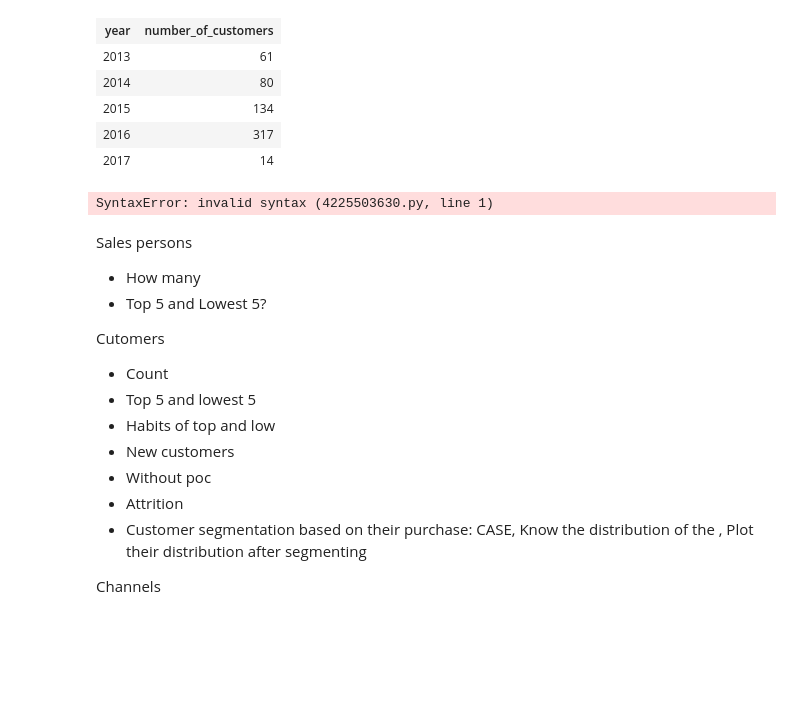
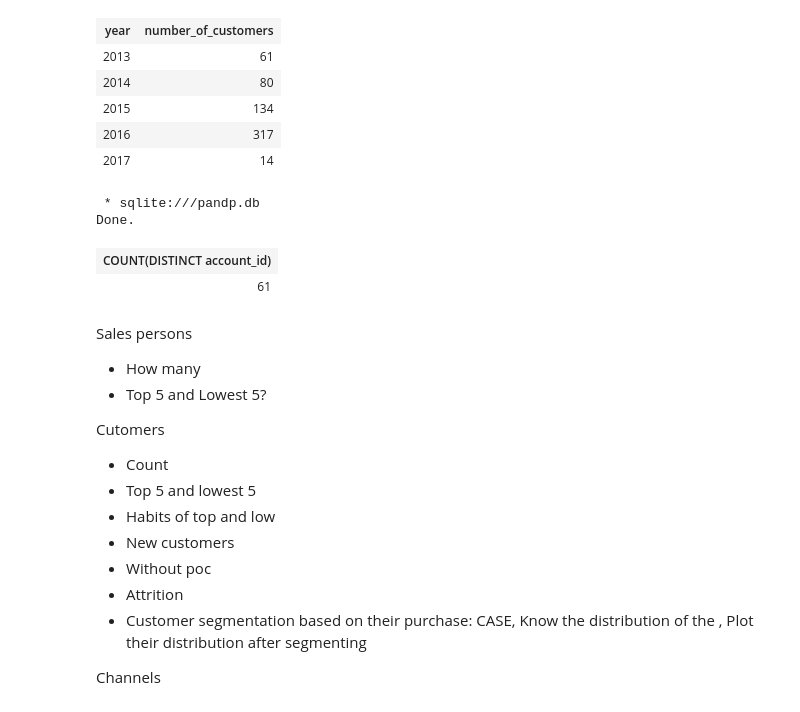
Before and after one commit to BuhariS/Interrogation-of-the-Parch-Posey-Database, a Jupyter notebook: Interrogation of the Parch & Posey Database.ipynb, the cells around one changed output. Drawn from its saved outputs; the diff is of its cells as text; code cells hidden in the pictures; blank space fills up the shorter version.

Commit message:
feat: Added count query for attrition

```diff
--- a/Interrogation of the Parch & Posey Database.ipynb
+++ b/Interrogation of the Parch & Posey Database.ipynb
@@ -382,11 +382,17 @@ Done.
 | 2015 | 134 |
 | 2016 | 317 |
 | 2017 | 14 |
-# %%
-qr = (* sqlite:///pandp.db)
-qr.DataFrame()
-# %% [output]
-SyntaxError: invalid syntax (4225503630.py, line 1)
+# %%
+%%sql
+
+SELECT DISTINCT account_id
+FROM orders
+WHERE STRFTIME('%Y', occurred_at) = '2013' AND (STRFTIME('%Y', occurred_at) NOT IN ('2014', '2015', '2016', '2017'))
+# %% [output]
+ * sqlite:///pandp.db
+Done.
+| COUNT(DISTINCT account_id) |
+| 61 |
 # %% [markdown]
 Sales persons
 - How many
```
